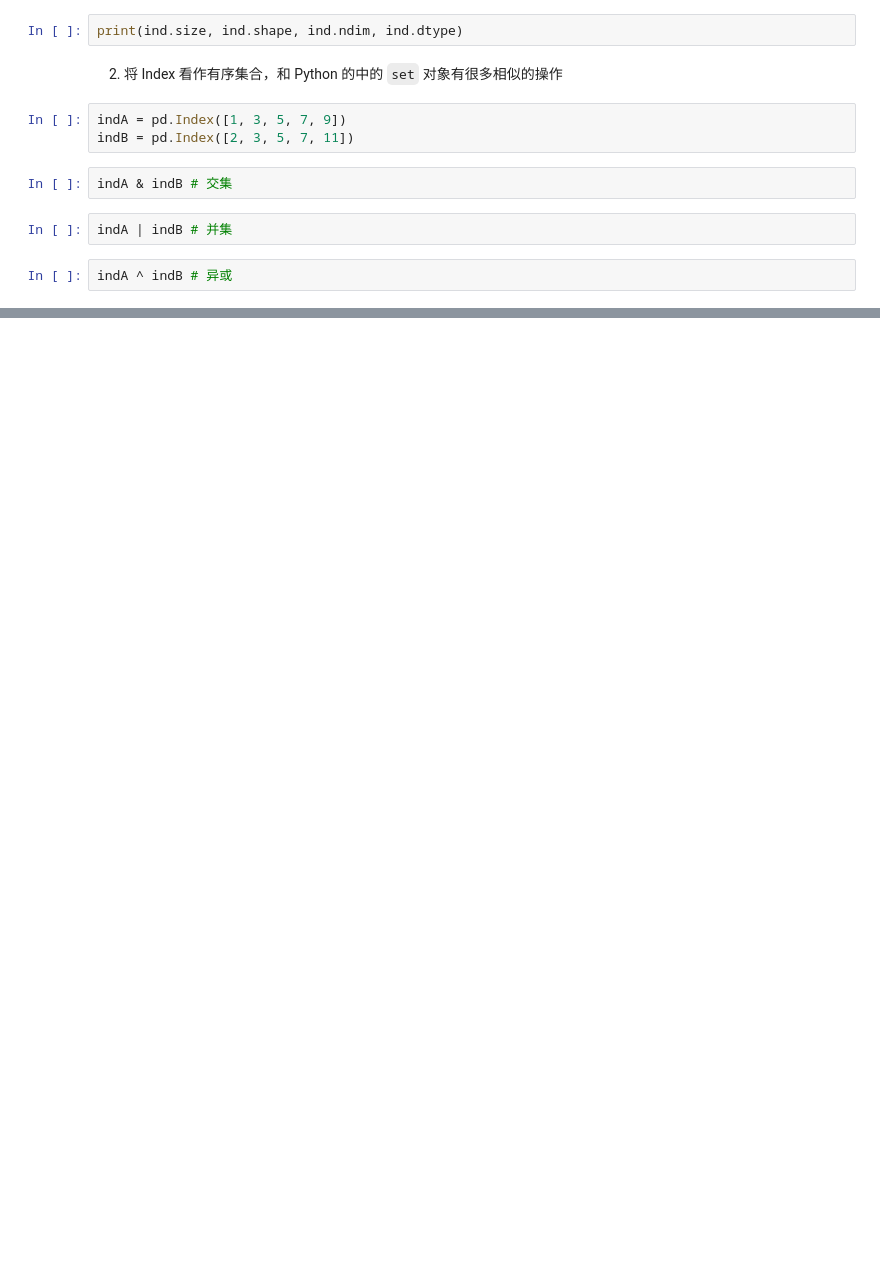
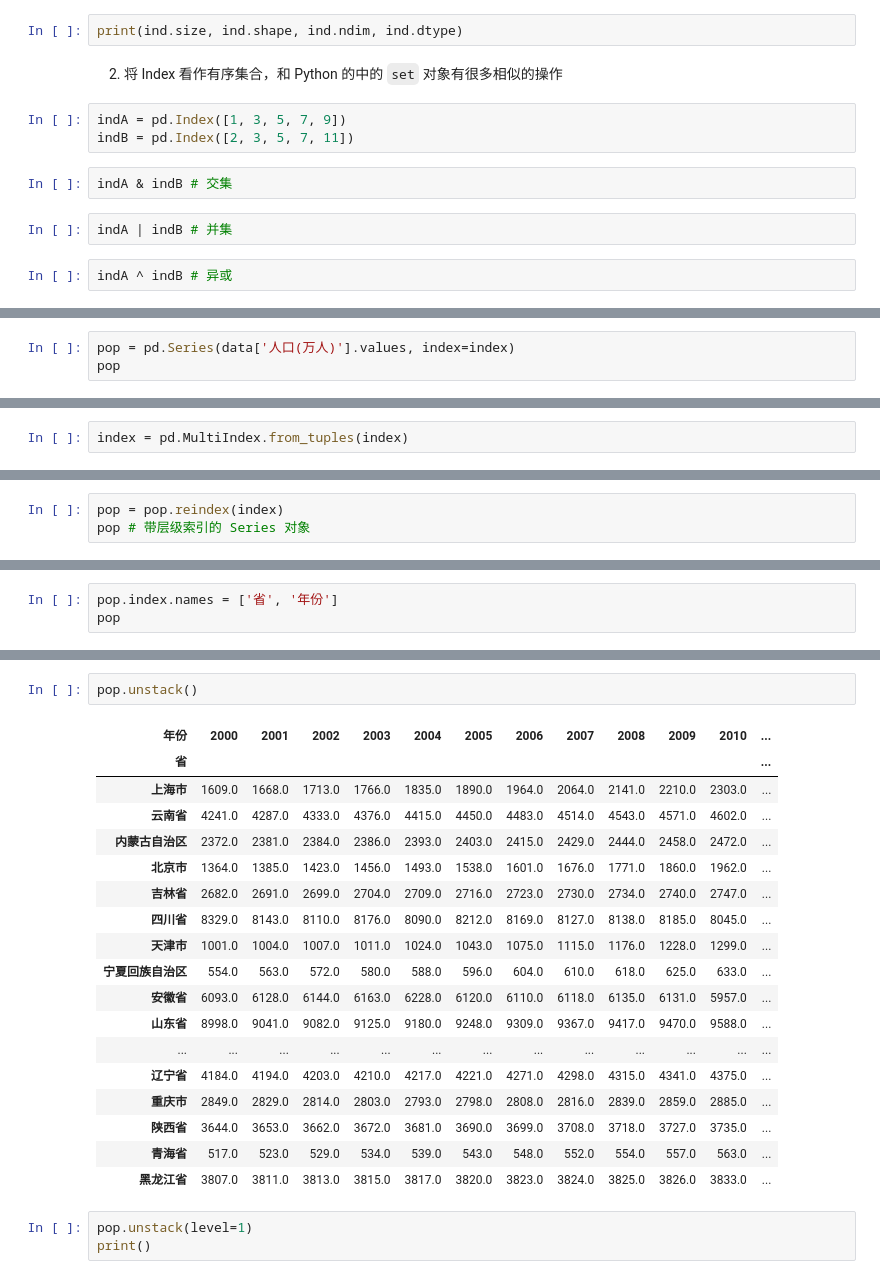
Before and after one commit to weihuayi/class, a Jupyter notebook: pythondata/2.0-Pandas数据处理入门.ipynb, the cells around one changed output, grey strips where cells are left out. Cells and saved outputs as stored; diff of their text form; blank space fills up the shorter version.

```diff
--- a/pythondata/2.0-Pandas数据处理入门.ipynb
+++ b/pythondata/2.0-Pandas数据处理入门.ipynb
@@ -615,0 +568,3 @@ KeyError: '河南省'
+# %%
+pop = pd.Series(data['人口(万人)'].values, index=index)
+pop
@@ -615,0 +622,2 @@ KeyError: '河南省'
+# %%
+index = pd.MultiIndex.from_tuples(index)
@@ -615,0 +644,3 @@ KeyError: '河南省'
+# %%
+pop = pop.reindex(index)
+pop # 带层级索引的 Series 对象
@@ -615,0 +820,3 @@ KeyError: '河南省'
+# %%
+pop.index.names = ['省', '年份']
+pop
@@ -615,0 +1099,24 @@ KeyError: '河南省'
+# %%
+pop.unstack()
+# %% [output]
+| 年份 | 2000 | 2001 | 2002 | 2003 | 2004 | 2005 | 2006 | 2007 | 2008 | 2009 | 2010 | ... |
+| 省 |  |  |  |  |  |  |  |  |  |  |  | ... |
+| 上海市 | 1609.0 | 1668.0 | 1713.0 | 1766.0 | 1835.0 | 1890.0 | 1964.0 | 2064.0 | 2141.0 | 2210.0 | 2303.0 | ... |
+| 云南省 | 4241.0 | 4287.0 | 4333.0 | 4376.0 | 4415.0 | 4450.0 | 4483.0 | 4514.0 | 4543.0 | 4571.0 | 4602.0 | ... |
+| 内蒙古自治区 | 2372.0 | 2381.0 | 2384.0 | 2386.0 | 2393.0 | 2403.0 | 2415.0 | 2429.0 | 2444.0 | 2458.0 | 2472.0 | ... |
+| 北京市 | 1364.0 | 1385.0 | 1423.0 | 1456.0 | 1493.0 | 1538.0 | 1601.0 | 1676.0 | 1771.0 | 1860.0 | 1962.0 | ... |
+| 吉林省 | 2682.0 | 2691.0 | 2699.0 | 2704.0 | 2709.0 | 2716.0 | 2723.0 | 2730.0 | 2734.0 | 2740.0 | 2747.0 | ... |
+| 四川省 | 8329.0 | 8143.0 | 8110.0 | 8176.0 | 8090.0 | 8212.0 | 8169.0 | 8127.0 | 8138.0 | 8185.0 | 8045.0 | ... |
+| 天津市 | 1001.0 | 1004.0 | 1007.0 | 1011.0 | 1024.0 | 1043.0 | 1075.0 | 1115.0 | 1176.0 | 1228.0 | 1299.0 | ... |
+| 宁夏回族自治区 | 554.0 | 563.0 | 572.0 | 580.0 | 588.0 | 596.0 | 604.0 | 610.0 | 618.0 | 625.0 | 633.0 | ... |
+| 安徽省 | 6093.0 | 6128.0 | 6144.0 | 6163.0 | 6228.0 | 6120.0 | 6110.0 | 6118.0 | 6135.0 | 6131.0 | 5957.0 | ... |
+| 山东省 | 8998.0 | 9041.0 | 9082.0 | 9125.0 | 9180.0 | 9248.0 | 9309.0 | 9367.0 | 9417.0 | 9470.0 | 9588.0 | ... |
+| ... | ... | ... | ... | ... | ... | ... | ... | ... | ... | ... | ... | ... |
+| 辽宁省 | 4184.0 | 4194.0 | 4203.0 | 4210.0 | 4217.0 | 4221.0 | 4271.0 | 4298.0 | 4315.0 | 4341.0 | 4375.0 | ... |
+| 重庆市 | 2849.0 | 2829.0 | 2814.0 | 2803.0 | 2793.0 | 2798.0 | 2808.0 | 2816.0 | 2839.0 | 2859.0 | 2885.0 | ... |
+| 陕西省 | 3644.0 | 3653.0 | 3662.0 | 3672.0 | 3681.0 | 3690.0 | 3699.0 | 3708.0 | 3718.0 | 3727.0 | 3735.0 | ... |
+| 青海省 | 517.0 | 523.0 | 529.0 | 534.0 | 539.0 | 543.0 | 548.0 | 552.0 | 554.0 | 557.0 | 563.0 | ... |
+| 黑龙江省 | 3807.0 | 3811.0 | 3813.0 | 3815.0 | 3817.0 | 3820.0 | 3823.0 | 3824.0 | 3825.0 | 3826.0 | 3833.0 | ... |
+# %%
+pop.unstack(level=1)
+print()
```
Also changed, not shown: parts of 75 cells of this notebook, 2 other files.
